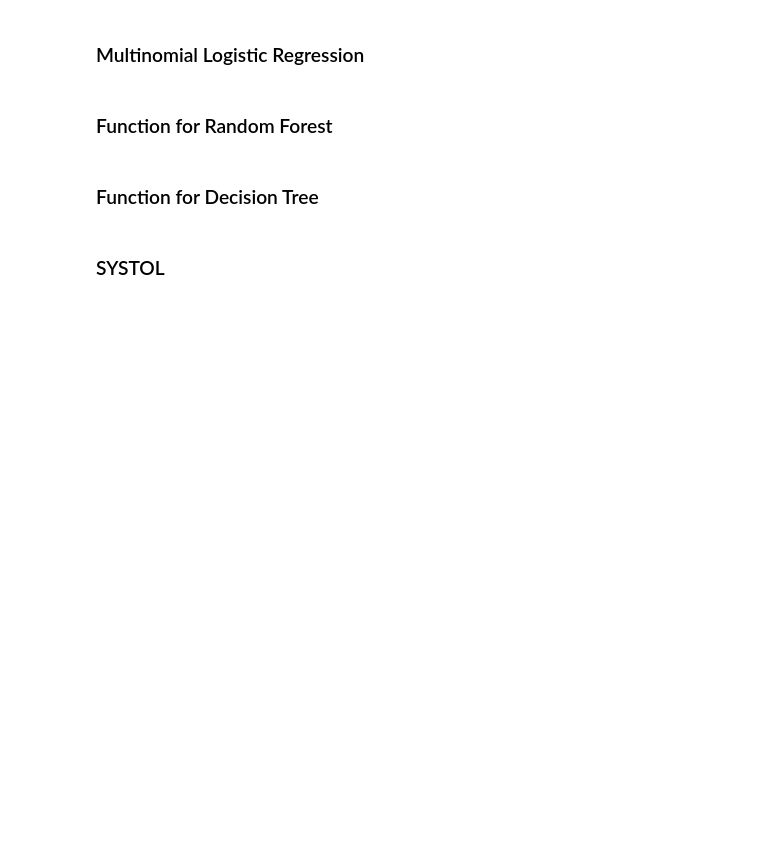
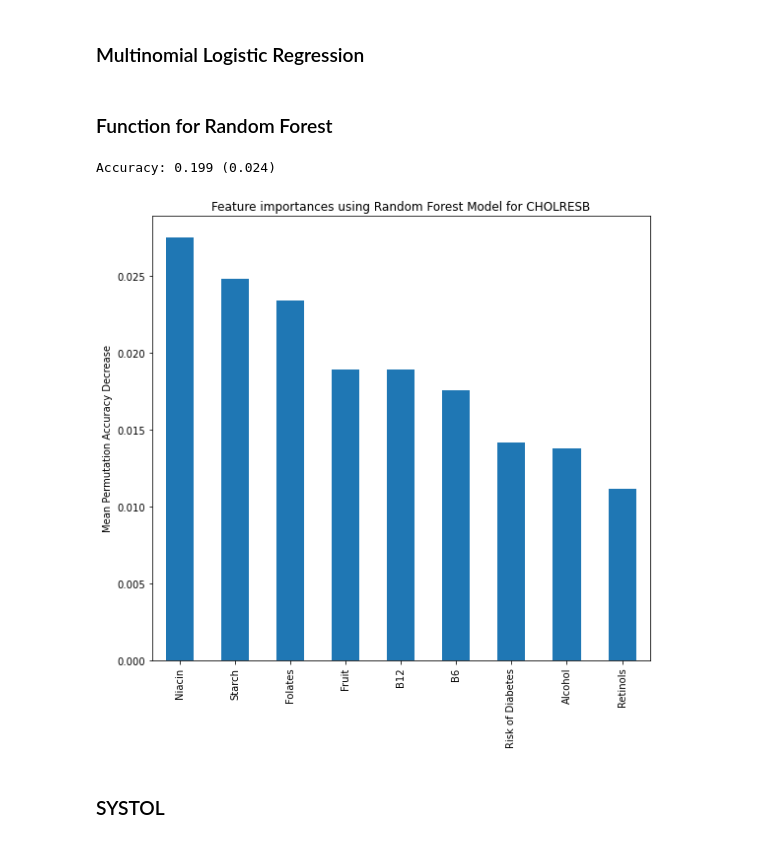
Before and after one commit to yunze-zhang/STAT3888-Group-Project, a Jupyter notebook: further_analysis.ipynb, the cells around one changed output. Drawn from its saved outputs; the diff is of its cells as text; code cells hidden in the pictures; blank space fills up the shorter version.

```diff
--- a/further_analysis.ipynb
+++ b/further_analysis.ipynb
@@ -299,6 +305,7 @@ def multi_logit_reg(response):
 ### Function for Random Forest
 # %%
 def random_forest(response):
+
     y = combined_data[response]
 
     # KFOLD CV TO GET MODEL ACCURACY
@@ -315,11 +322,12 @@ def random_forest(response):
     forest = RandomForestClassifier(random_state=0)
     forest.fit(X_train, y_train)
     result = permutation_importance(forest, X_test, y_test, n_repeats=10, random_state=42, n_jobs=2)
-    forest_importances = pd.Series(result.importances_mean, index=X_columns).sort_values(ascending = False)
+    forest_importances = pd.Series(result.importances_mean, index=X.columns).sort_values(ascending = False)
 
 
 #     model.fit(X, y)
-#     plt.barh(X_columns, model.feature_importances_)
+#     plt.barh(X.columns, model.feature_importances_)
+#     plt.xlabel("Mean Permutation Accuracy Decrease")
 
     plt.rcParams['figure.figsize'] = (8, 8)
     fig, ax = plt.subplots()
@@ -329,10 +337,22 @@ def random_forest(response):
     fig.tight_layout()
     plt.show()
 
+#     importances = model.feature_importances_
+#     forest_importances = pd.Series(importances, index=feature_names)
+
+#     fig, ax = plt.subplots()
+#     forest_importances.plot.bar(yerr=std, ax=ax)
+#     ax.set_title("Feature importances using MDI")
+#     ax.set_ylabel("Mean decrease in impurity")
+#     fig.tight_layout()
+
     # Explanation for permutation importance
     # https://scikit-learn.org/stable/modules/permutation_importance.html#permutation-importance
-# %% [markdown]
-### Function for Decision Tree
+# %%
+random_forest("CHOLRESB")
+# %% [output]
+Accuracy: 0.199 (0.024)
+[figure, added]
 # %%
 def decision_tree(response):
     y = combined_data[response]
```
Also changed, not shown: parts of 8 cells of this notebook, 8 other files.
